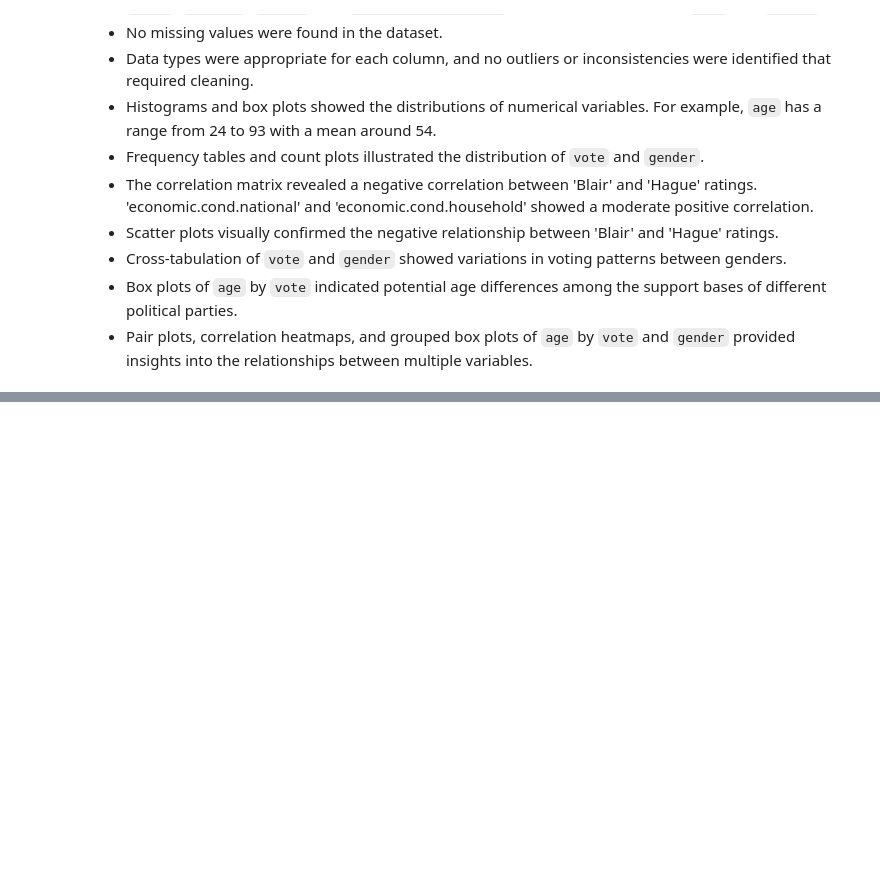
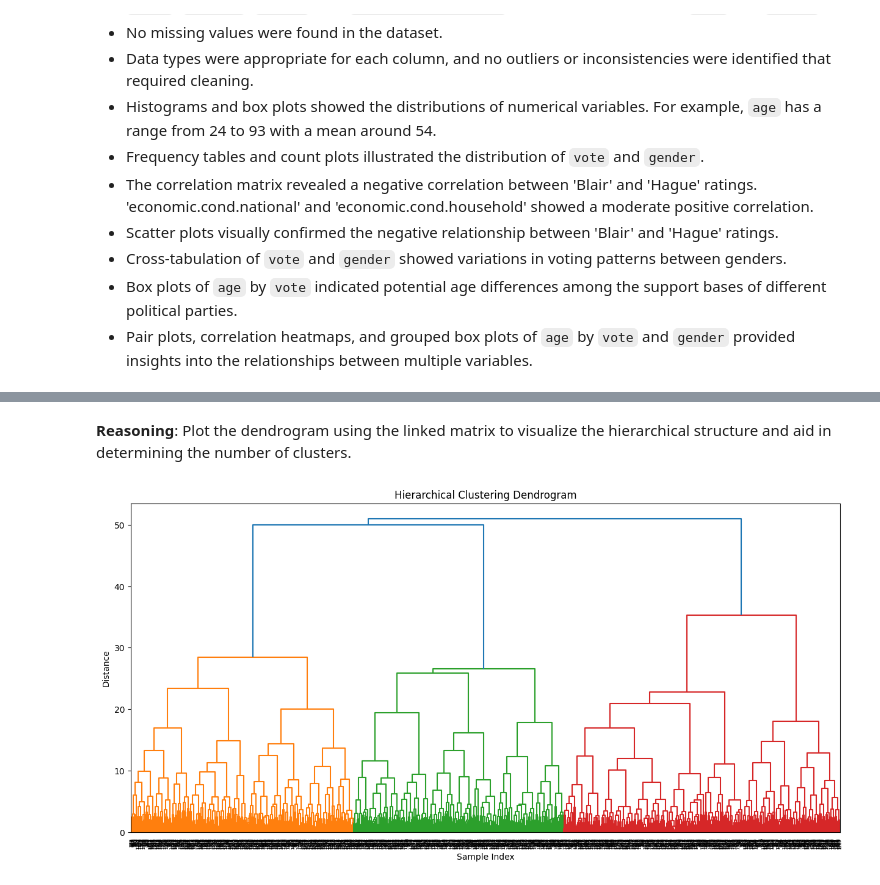
Before and after one commit to Dark-knight232/Exploratory-Data-Analysis-TH-Course-Project, a Jupyter notebook: 22BDS0382.ipynb, the cells around one changed output, grey strips where cells are left out. Cells and saved outputs as stored; diff of their text form; code cells hidden in the pictures; blank space fills up the shorter version.

```diff
--- a/22BDS0382.ipynb
+++ b/22BDS0382.ipynb
@@ -270,0 +421,4 @@ plt.show()
+# %%
+numerical_cols_for_clustering = ['age', 'economic.cond.national', 'economic.cond.household', 'Blair', 'Hague', 'Kennedy', 'Europe', 'political.knowledge']
+df_numerical = df[numerical_cols_for_clustering]
+display(df_numerical.head())
@@ -270,0 +440,5 @@ plt.show()
+# %%
+from sklearn.preprocessing import StandardScaler
+
+scaler = StandardScaler()
+df_scaled = scaler.fit_transform(df_numerical)
@@ -270,0 +453,4 @@ plt.show()
+# %%
+from scipy.spatial.distance import pdist
+
+distance_matrix = pdist(df_scaled, metric='euclidean')
@@ -270,0 +465,4 @@ plt.show()
+# %%
+from scipy.cluster.hierarchy import linkage
+
+linked_matrix = linkage(distance_matrix, 'ward')
@@ -270,0 +474,13 @@ plt.show()
+# %% [markdown]
+**Reasoning**:
+Plot the dendrogram using the linked matrix to visualize the hierarchical structure and aid in determining the number of clusters.
+# %%
+from scipy.cluster.hierarchy import dendrogram
+plt.figure(figsize=(15, 7))
+dendrogram(linked_matrix, orientation='top', distance_sort='descending', show_leaf_counts=True)
+plt.title('Hierarchical Clustering Dendrogram')
+plt.xlabel('Sample Index')
+plt.ylabel('Distance')
+plt.show()
+# %% [output]
+[figure, added]
```
Also changed, not shown: parts of 26 cells of this notebook.
